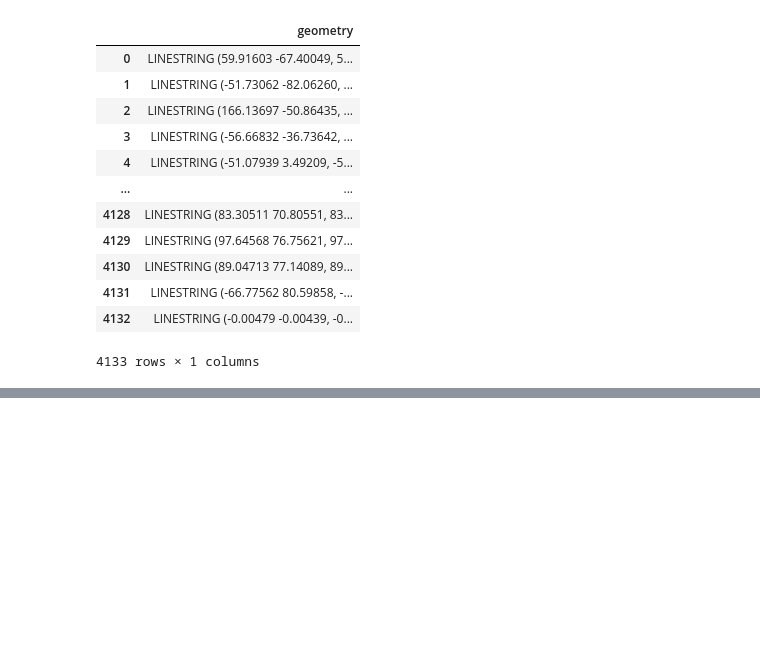
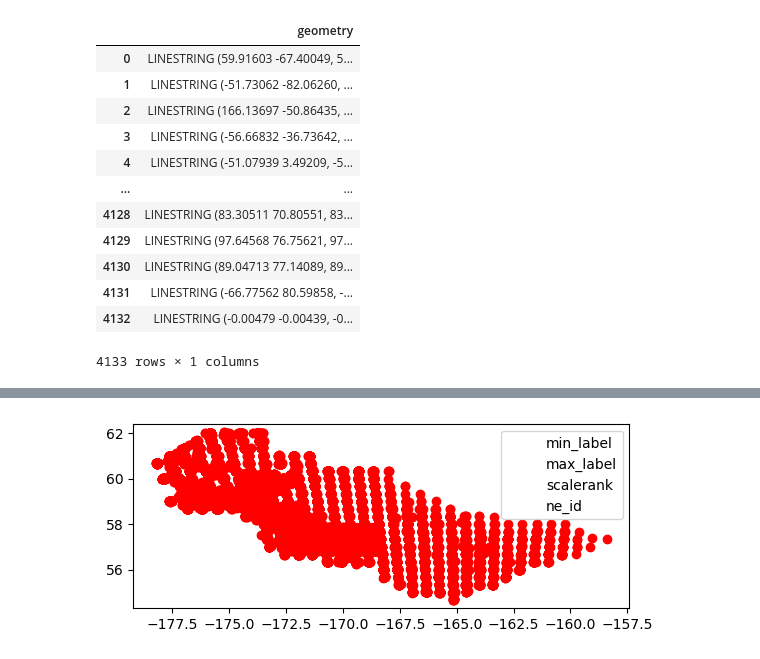
Before and after one commit to Bartholomew-Taylor/snow_crab, a Jupyter notebook: snow_crabs.ipynb, the cells around one changed output, grey strips where cells are left out. Drawn from its saved outputs; the diff is of its cells as text; code cells hidden in the pictures; blank space fills up the shorter version.

```diff
--- a/snow_crabs.ipynb
+++ b/snow_crabs.ipynb
@@ -147,0 +171,3 @@ coast_data
+# %%
+marine_coords = gp.read_file(r'ne_10m_geography_marine_polys.shx')
+marine_coords.head()
@@ -147,0 +181,3 @@ coast_data
+# %%
+marine['geometry'] = marine_coords
+marine.head(1).T
@@ -147,0 +202,4 @@ coast_data
+# %%
+marine.drop(columns = ['name_zh','name_fa','name_he', 'name_uk','name_ur','name_zht','name_ru',
+                       'name_ar','name_bn','name_de', 'name_en','name_es','name_el','name_hi',
+                      'name_hi','name_hu','name_id', 'name_it','name_ja','name_ko'], inplace = True)
@@ -147,0 +226,2 @@ coast_data
+# %%
+marine.drop(columns = ['name_nl','name_pl','name_pt','name_sv','name_tr','name_vi'], inplace = True)
@@ -147,0 +237,6 @@ coast_data
+# %%
+ax = marine[marine.name == 'Arctic Sea'].plot(color = 'white')
+gdf.plot(ax = ax, color = 'red')
+plt.show()
+# %% [output]
+[figure, added]
```
Also changed, not shown: parts of 7 cells of this notebook, 3 other files.
